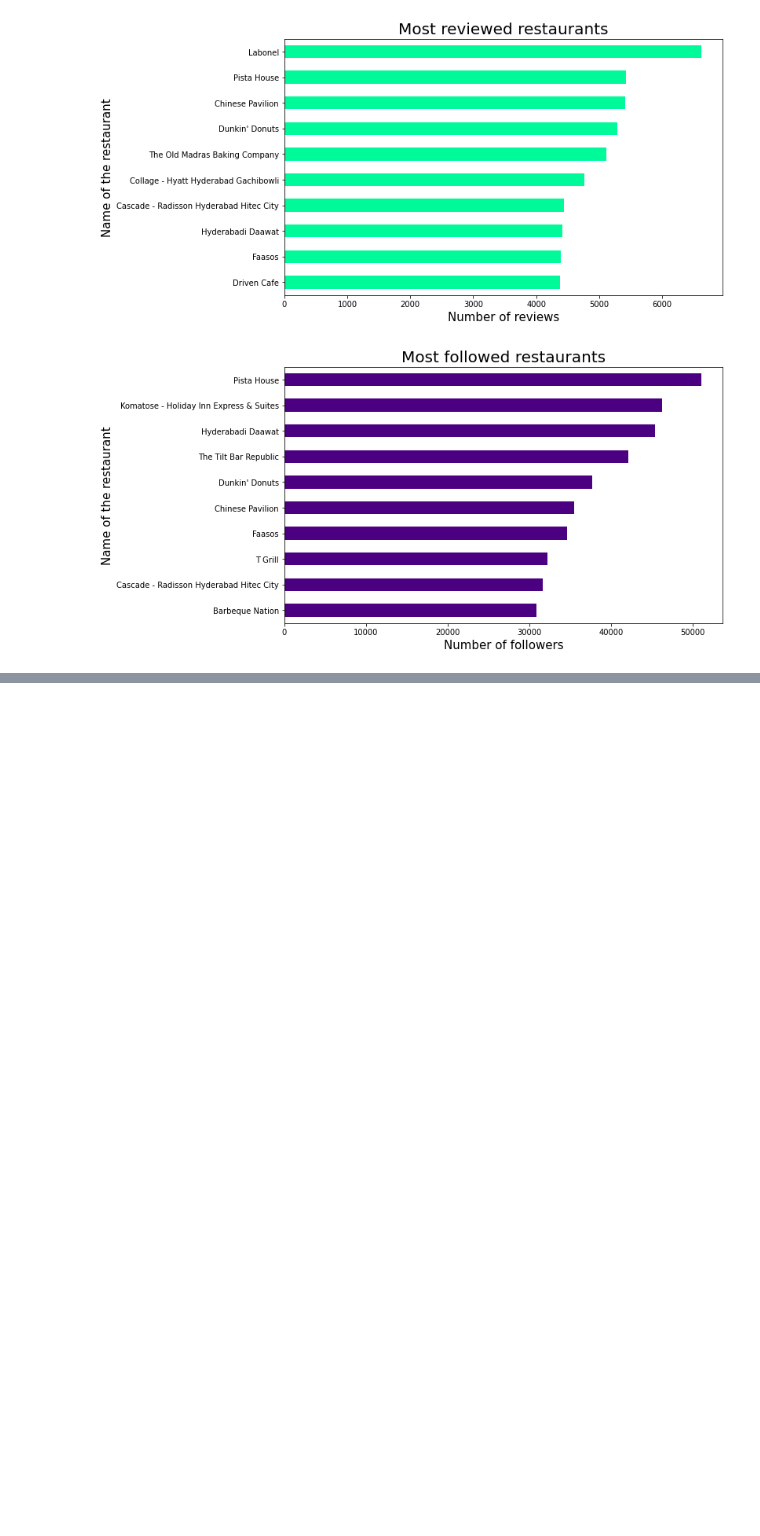
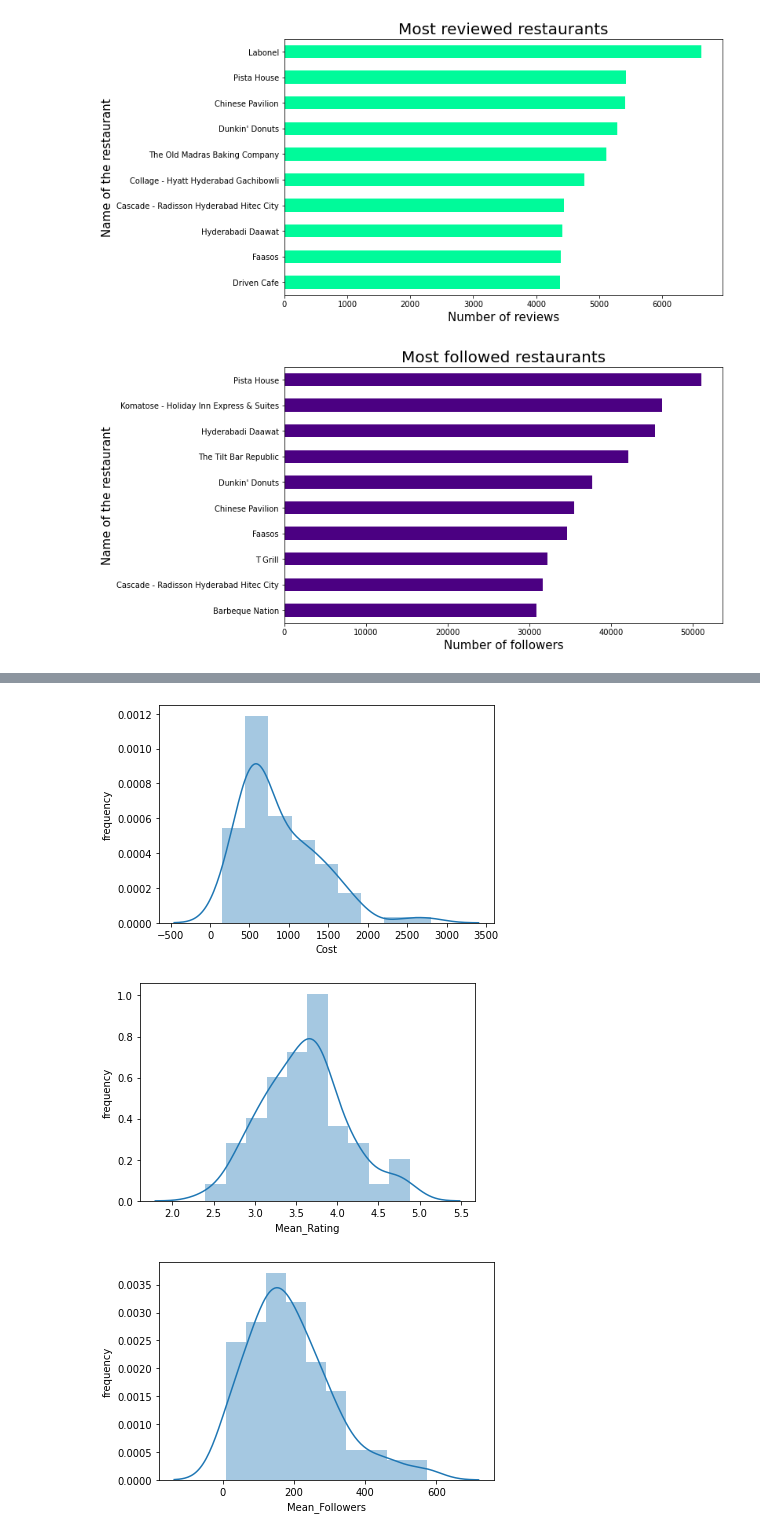
Before and after one commit to OmPrakashGH/Zomato-Restaurant-clustering-and-sentiment-analysis, a Jupyter notebook: Zomato_Restaurant_Clustering_and_Sentiment_Analysis.ipynb, the cells around one changed output, grey strips where cells are left out. Cells and saved outputs as stored; diff of their text form; code cells hidden in the pictures; blank space fills up the shorter version.

Commit message:
Data preparation for clustering

```diff
--- a/Zomato_Restaurant_Clustering_and_Sentiment_Analysis.ipynb
+++ b/Zomato_Restaurant_Clustering_and_Sentiment_Analysis.ipynb
@@ -431,0 +477,3 @@ plt.show()
+# %%
+# Ceaating a new dataframe by taking only the required columns for clustering
+df_clust2 = df2[['Name', 'Mean_Rating',	'Mean_Followers']]
@@ -431,0 +482,8 @@ plt.show()
+# %%
+df_clust2.drop_duplicates(inplace = True)
+# %%
+# Separating out the required columns from df1 for clustering
+df_clust1 = df1[['Name', 'Cost']]
+# %%
+# Merging both the datasets
+final_df = pd.merge(df_clust1, df_clust2, on = 'Name')
@@ -431,0 +511,11 @@ plt.show()
+# %%
+# Checking the distribution of all the columns
+for var in final_df.describe().columns:
+  sns.distplot(final_df[var].dropna())
+  plt.ylabel('frequency')
+  plt.xlabel(var)
+  plt.show()
+# %% [output]
+[figure, added]
+[figure, added]
+[figure, added]
```
Also changed, not shown: parts of 13 cells of this notebook.
